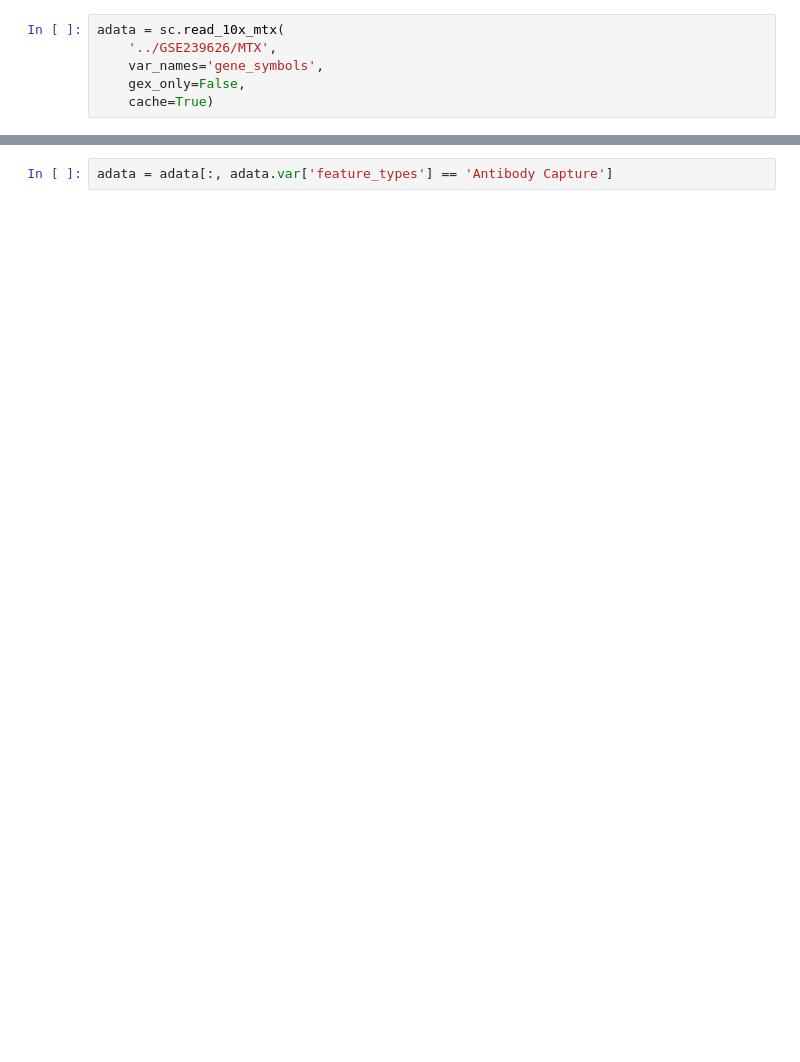
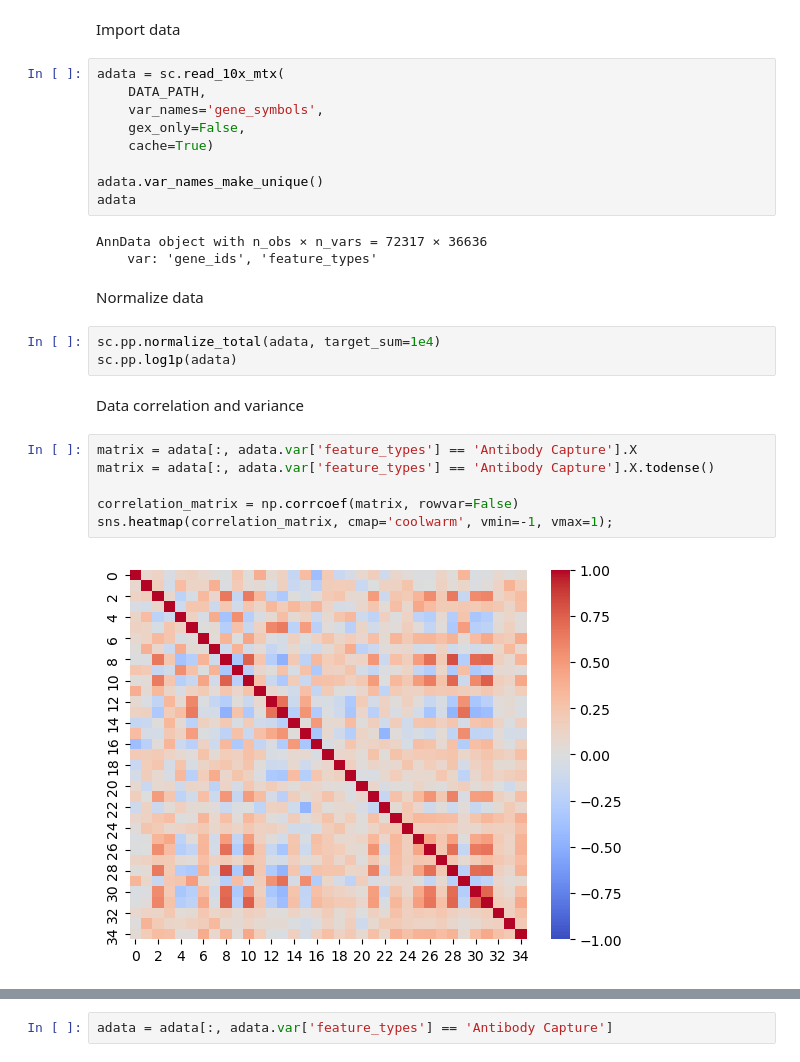
Before and after one commit to multi-omics-integration-for-MS/MS-GEO-Datasets, a Jupyter notebook: GSE239626/clustering.ipynb, the cells around one changed output, grey strips where cells are left out. Saved outputs shown, nothing was run; the diff lists cells and outputs as text; blank space fills up the shorter version.

```diff
--- a/GSE239626/clustering.ipynb
+++ b/GSE239626/clustering.ipynb
@@ -7,6 +13,29 @@ results_file = '../../write/pbmc3k.h5ad'  # the file that will store the analysi
+# %% [markdown]
+Import data
 # %%
 adata = sc.read_10x_mtx(
-    '../GSE239626/MTX',
+    DATA_PATH,
     var_names='gene_symbols',
     gex_only=False,
     cache=True)
+
+adata.var_names_make_unique()
+adata
+# %% [output]
+AnnData object with n_obs × n_vars = 72317 × 36636
+    var: 'gene_ids', 'feature_types'
+# %% [markdown]
+Normalize data
+# %%
+sc.pp.normalize_total(adata, target_sum=1e4)
+sc.pp.log1p(adata)
+# %% [markdown]
+Data correlation and variance
+# %%
+matrix = adata[:, adata.var['feature_types'] == 'Antibody Capture'].X
+matrix = adata[:, adata.var['feature_types'] == 'Antibody Capture'].X.todense()
+
+correlation_matrix = np.corrcoef(matrix, rowvar=False)
+sns.heatmap(correlation_matrix, cmap='coolwarm', vmin=-1, vmax=1);
+# %% [output]
+[figure, added]
```
Also changed, not shown: parts of 35 cells of this notebook, 3 other files.
